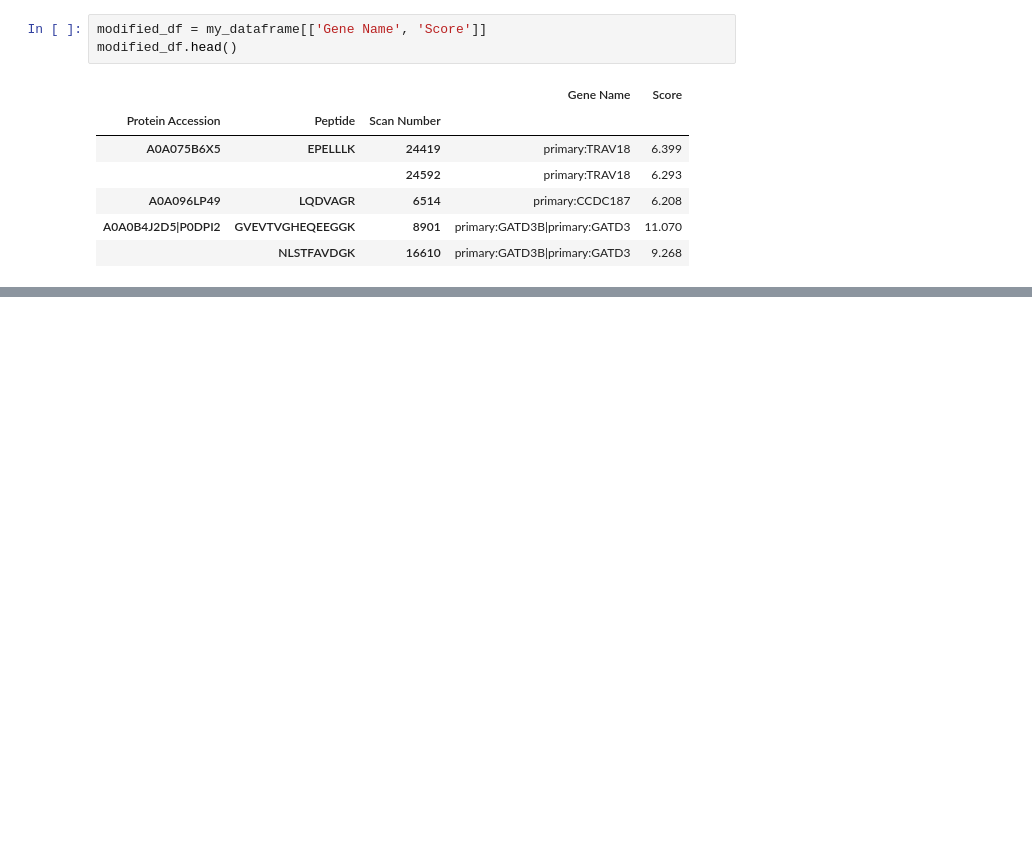
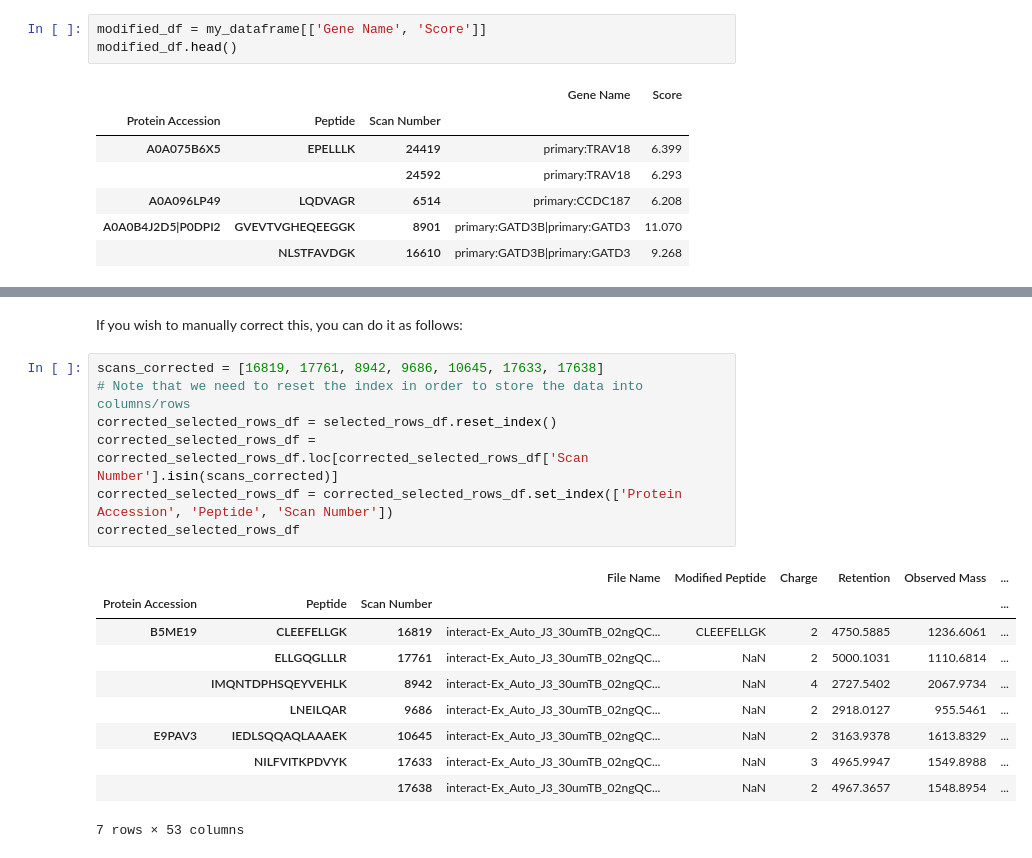
Before and after one commit to PayneLab/MAPSI, a Jupyter notebook: Parser_code/MAPSI_tutorial.ipynb, the cells around one changed output, grey strips where cells are left out. Saved outputs shown, nothing was run; the diff lists cells and outputs as text; blank space fills up the shorter version.

```diff
--- a/Parser_code/MAPSI_tutorial.ipynb
+++ b/Parser_code/MAPSI_tutorial.ipynb
@@ -151,0 +176,20 @@ test1
+# %% [markdown]
+If you wish to manually correct this, you can do it as follows:
+# %%
+scans_corrected = [16819, 17761, 8942, 9686, 10645, 17633, 17638]
+# Note that we need to reset the index in order to store the data into columns/rows
+corrected_selected_rows_df = selected_rows_df.reset_index()
+corrected_selected_rows_df = corrected_selected_rows_df.loc[corrected_selected_rows_df['Scan Number'].isin(scans_corrected)]
+corrected_selected_rows_df = corrected_selected_rows_df.set_index(['Protein Accession', 'Peptide', 'Scan Number'])
+corrected_selected_rows_df
+# %% [output]
+|  |  |  | File Name | Modified Peptide | Charge | Retention | Observed Mass | ... |
+| Protein Accession | Peptide | Scan Number |  |  |  |  |  | ... |
+| B5ME19 | CLEEFELLGK | 16819 | interact-Ex_Auto_J3_30umTB_02ngQC... | CLEEFELLGK | 2 | 4750.5885 | 1236.6061 | ... |
+|  | ELLGQGLLLR | 17761 | interact-Ex_Auto_J3_30umTB_02ngQC... | NaN | 2 | 5000.1031 | 1110.6814 | ... |
+|  | IMQNTDPHSQEYVEHLK | 8942 | interact-Ex_Auto_J3_30umTB_02ngQC... | NaN | 4 | 2727.5402 | 2067.9734 | ... |
+|  | LNEILQAR | 9686 | interact-Ex_Auto_J3_30umTB_02ngQC... | NaN | 2 | 2918.0127 | 955.5461 | ... |
+| E9PAV3 | IEDLSQQAQLAAAEK | 10645 | interact-Ex_Auto_J3_30umTB_02ngQC... | NaN | 2 | 3163.9378 | 1613.8329 | ... |
+|  | NILFVITKPDVYK | 17633 | interact-Ex_Auto_J3_30umTB_02ngQC... | NaN | 3 | 4965.9947 | 1549.8988 | ... |
+|  |  | 17638 | interact-Ex_Auto_J3_30umTB_02ngQC... | NaN | 2 | 4967.3657 | 1548.8954 | ... |
+7 rows × 53 columns
```
Also changed, not shown: parts of 16 cells of this notebook, 3 other files.
